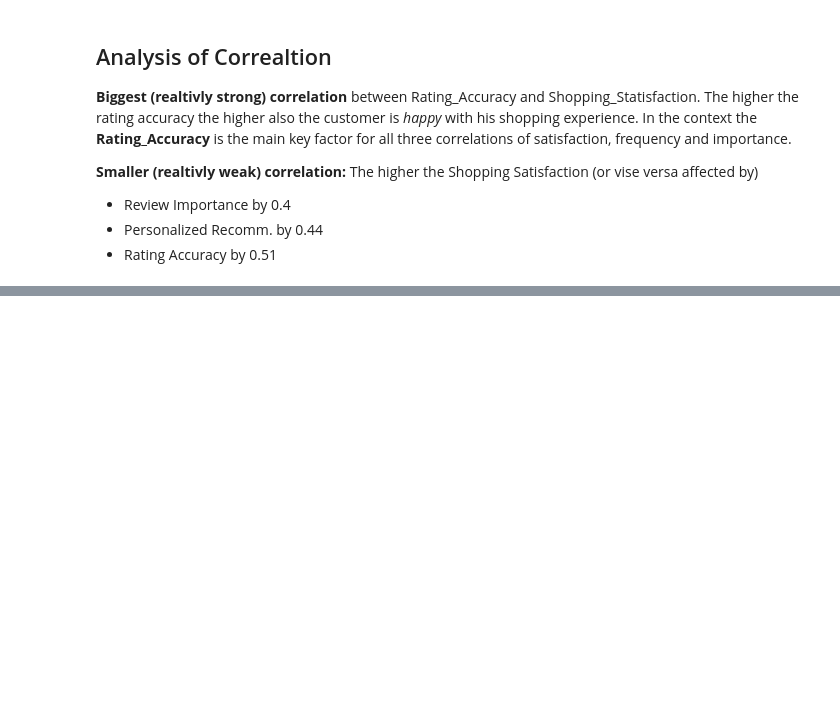
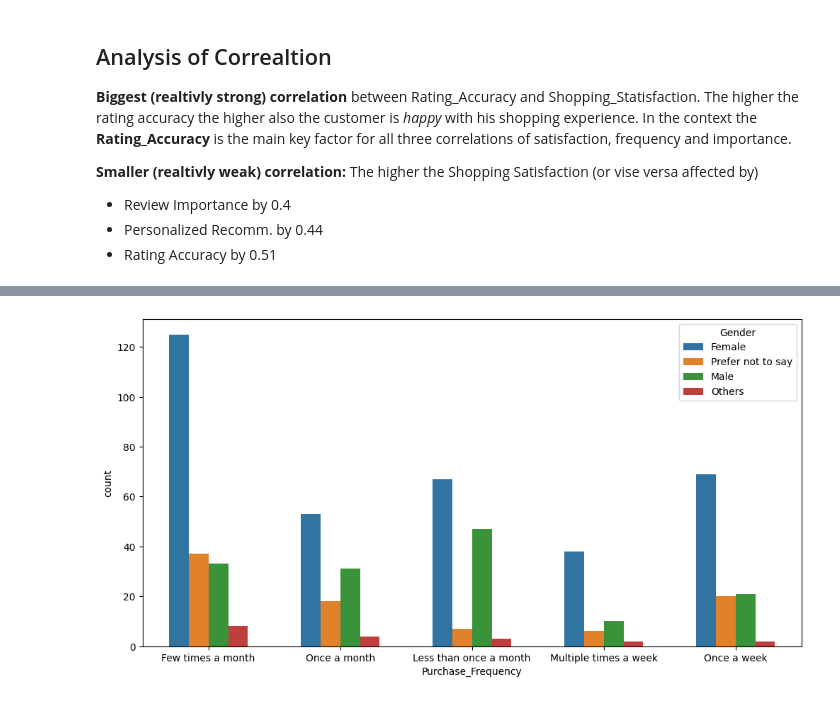
Before and after one commit to Korsas/-Exploratory-Amazon, a Jupyter notebook: amazon-consumer-behaviour-dataset-playthrough.ipynb, the cells around one changed output, grey strips where cells are left out. Saved outputs shown, nothing was run; the diff lists cells and outputs as text; code cells hidden in the pictures; blank space fills up the shorter version.

```diff
--- a/amazon-consumer-behaviour-dataset-playthrough.ipynb
+++ b/amazon-consumer-behaviour-dataset-playthrough.ipynb
@@ -116,0 +160,6 @@ The higher the Shopping Satisfaction (or vise versa affected by)
+# %%
+plt.figure(figsize=(12, 6))
+sns.countplot(x='Purchase_Frequency',data=raw_data,hue='Gender',width=0.6)
+plt.show()
+# %% [output]
+[figure, added]
```
Also changed, not shown: parts of 12 cells of this notebook.
